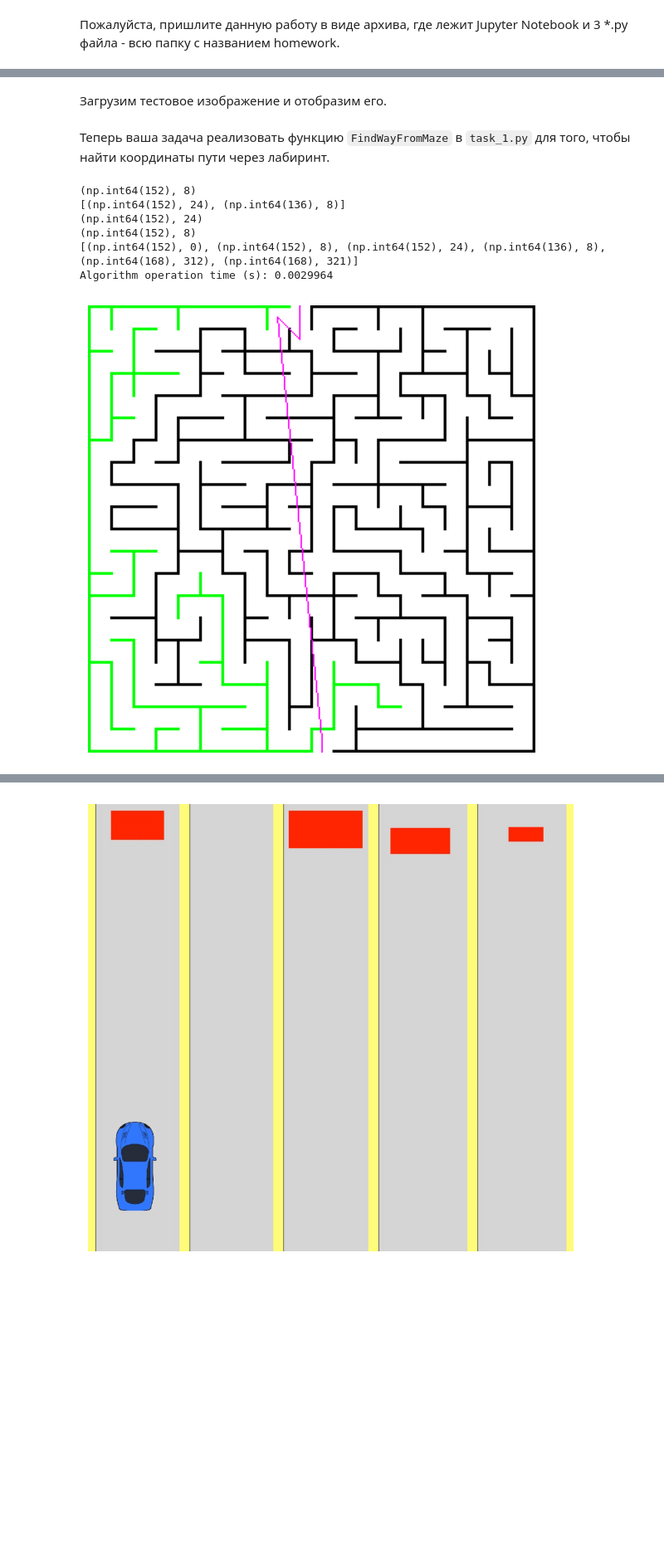
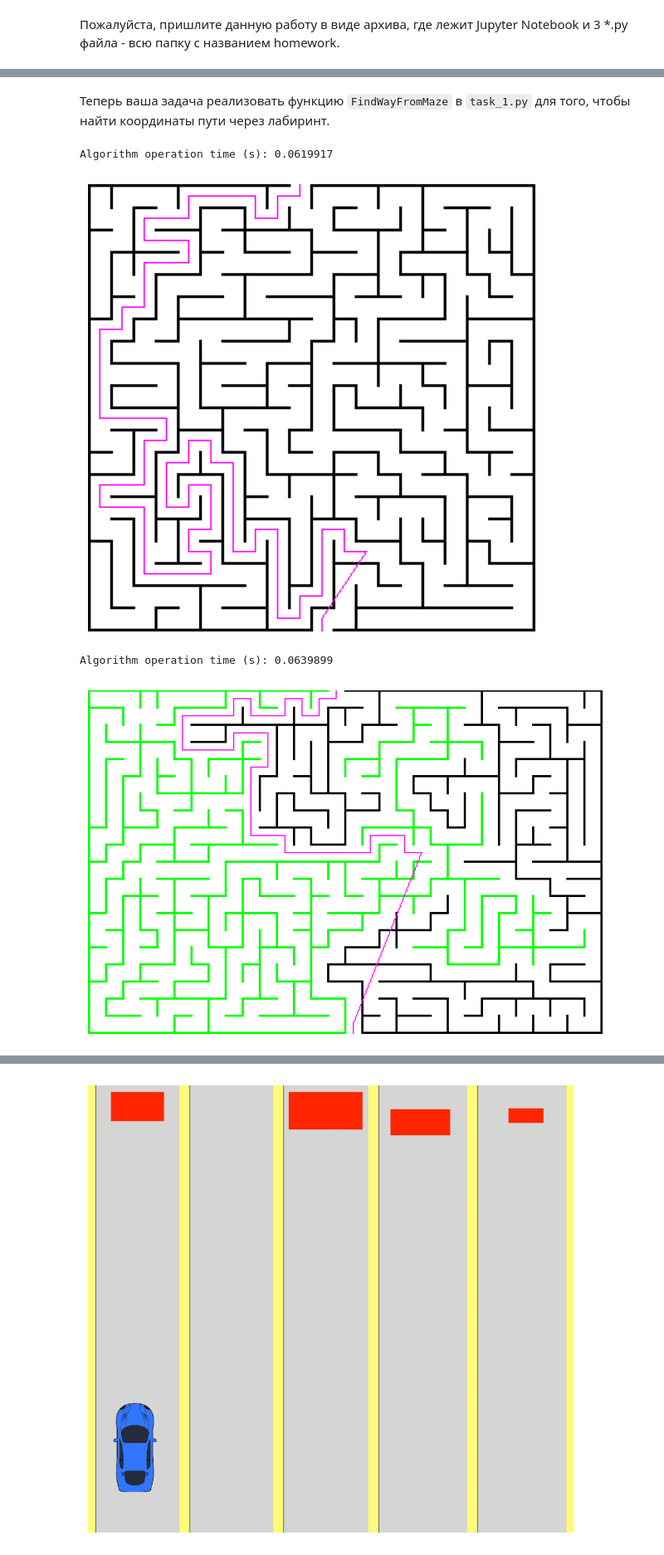
Before and after one commit to UmbrellaLeaf5/computer_vision, a Jupyter notebook: 01_first_images/homework/homework_01.ipynb, the cells around one changed output, grey strips where cells are left out. Shown at 83% size. Cells and saved outputs as stored; diff of their text form; code cells hidden in the pictures; blank space fills up the shorter version.

Commit message:
complete labyrinth_1 in task_1 in homework_1

````diff
--- a/01_first_images/homework/homework_01.ipynb
+++ b/01_first_images/homework/homework_01.ipynb
@@ -75,5 +75,3 @@ def PlotMazePath(image: np.ndarray, coords: tuple[list[int], list[int]],
         cv2.line(image, start_point, end_point, color, 1)
 
     return image
-# %% [markdown]
-Загрузим тестовое изображение и отобразим его.
@@ -84,29 +78,39 @@ test_image = cv2.imread('task_1/20 by 20 orthogonal maze.png')  # загрузи
 # %% [markdown]
 Теперь ваша задача реализовать функцию ```FindWayFromMaze``` в ```task_1.py``` для того, чтобы найти координаты пути через лабиринт.
 # %%
+test_image = cv2.imread('task_1/20 by 20 orthogonal maze.png')
+
 t_0 = time.time()
 way_coords = FindWayFromMaze(test_image) # вычислить координаты пути через лабиринт
 
-from task_1 import FloodFillFromPoint
-test_image = FloodFillFromPoint(test_image, (0, 0), (0, 255, 0))
-
-# [0]
-# new_image = FindWayFromMaze(test_image)[1]
+# from task_1 import FloodFillFromPoint
+# test_image = FloodFillFromPoint(test_image, (0, 0), (0, 255, 0))
 
 print(f"Algorithm operation time (s): {np.round(time.time() - t_0, 7)}")
 
 image_with_way = PlotMazePath(test_image, way_coords)
 
 PlotImage(image_with_way)
-# PlotImage(new_image)
 # %% [output]
-(np.int64(152), 8)
-[(np.int64(152), 24), (np.int64(136), 8)]
-(np.int64(152), 24)
-(np.int64(152), 8)
-[(np.int64(152), 0), (np.int64(152), 8), (np.int64(152), 24), (np.int64(136), 8), (np.int64(168), 312), (np.int64(168), 321)]
-Algorithm operation time (s): 0.0029964
+Algorithm operation time (s): 0.0619917
-[figure, old version]
+[figure, new version]
+# %%
+test_image = cv2.imread('task_1/30 by 30 orthogonal maze.png')
+
+t_0 = time.time()
+way_coords = FindWayFromMaze(test_image) # вычислить координаты пути через лабиринт
+
+from task_1 import FloodFillFromPoint
+test_image = FloodFillFromPoint(test_image, (0, 0), (0, 255, 0))
+
+print(f"Algorithm operation time (s): {np.round(time.time() - t_0, 7)}")
+
+image_with_way = PlotMazePath(test_image, way_coords)
+
+PlotImage(image_with_way)
+# %% [output]
+Algorithm operation time (s): 0.0639899
+[figure, added]
 # %% [markdown]
 # Задача №2 - Пробки в городе
 
````
Also changed, not shown: parts of 1 cell of this notebook, 5 other files.
